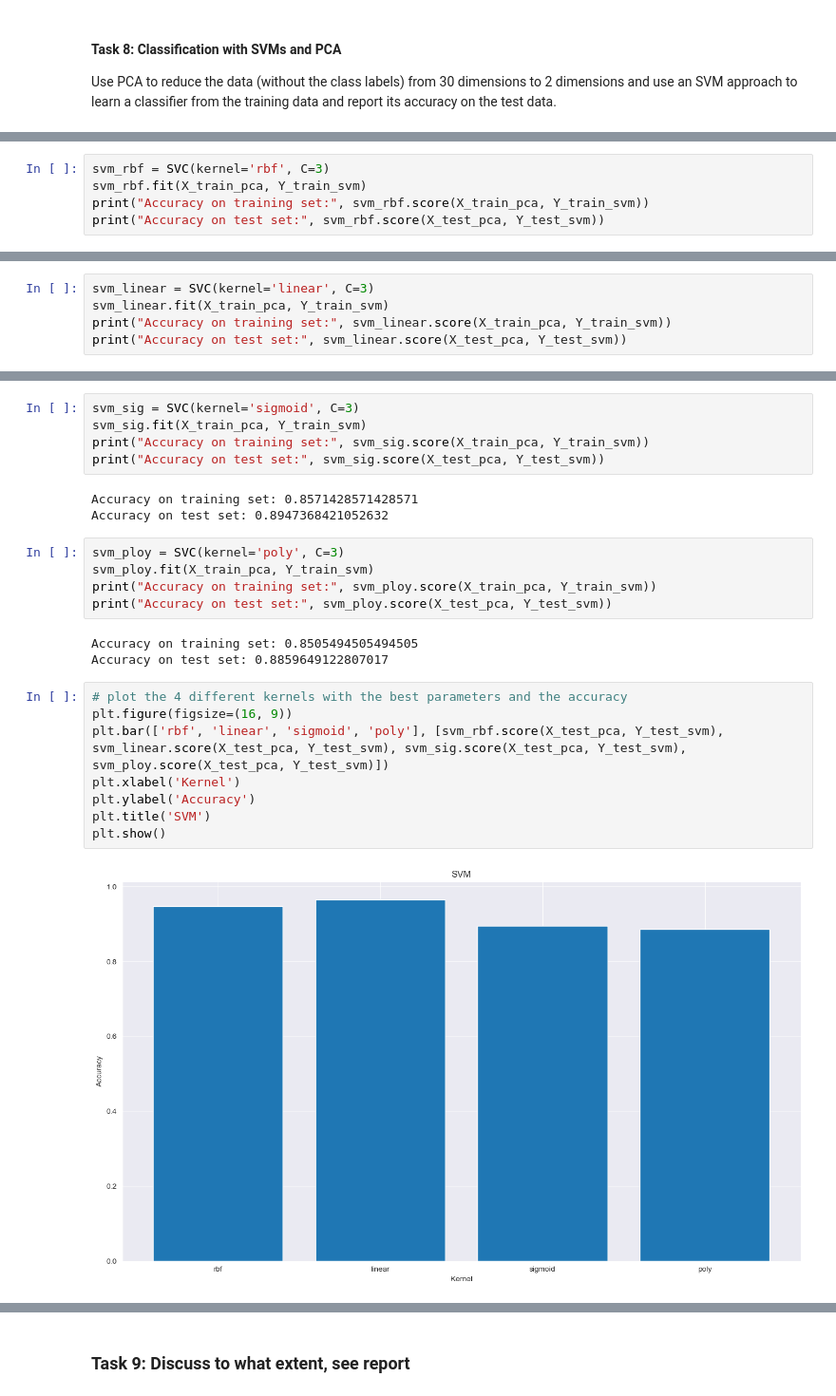
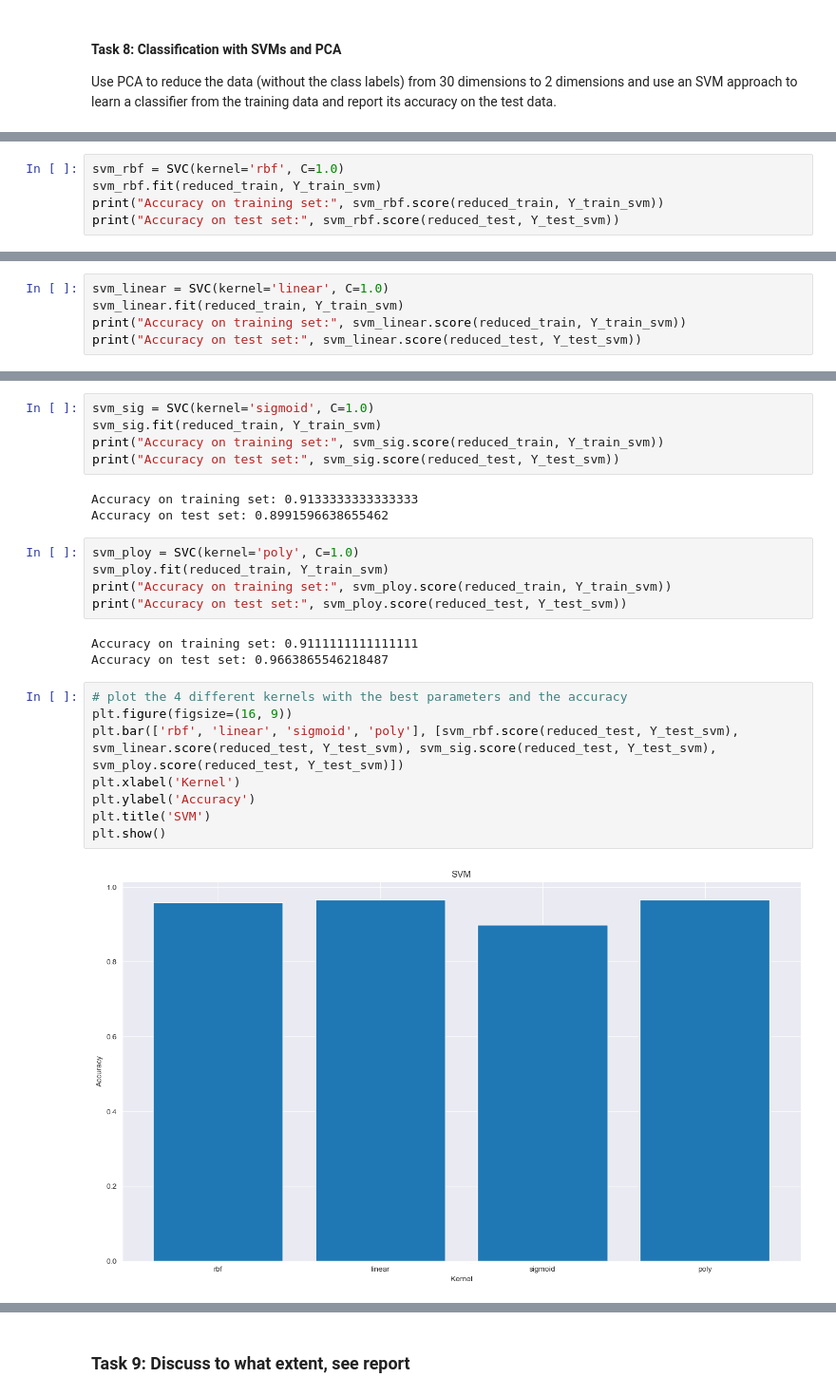
Before and after one commit to ZehuaLiuY/ML_CW, a Jupyter notebook: src/Clustering and dimensionality reduction.ipynb, the cells around one changed output, grey strips where cells are left out. Shown at 95% size. Drawn from its saved outputs; the diff is of its cells as text.

```diff
--- a/src/Clustering and dimensionality reduction.ipynb
+++ b/src/Clustering and dimensionality reduction.ipynb
@@ -330,6 +370,6 @@ Y_test shape: (114,)
 # %%
-svm_rbf = SVC(kernel='rbf', C=3)
-svm_rbf.fit(X_train_pca, Y_train_svm)
-print("Accuracy on training set:", svm_rbf.score(X_train_pca, Y_train_svm))
-print("Accuracy on test set:", svm_rbf.score(X_test_pca, Y_test_svm))
+svm_rbf = SVC(kernel='rbf', C=1.0)
+svm_rbf.fit(reduced_train, Y_train_svm)
+print("Accuracy on training set:", svm_rbf.score(reduced_train, Y_train_svm))
+print("Accuracy on test set:", svm_rbf.score(reduced_test, Y_test_svm))
 # %% [output]
@@ -338,6 +378,6 @@ Accuracy on test set: 0.9473684210526315
 # %%
-svm_linear = SVC(kernel='linear', C=3)
-svm_linear.fit(X_train_pca, Y_train_svm)
-print("Accuracy on training set:", svm_linear.score(X_train_pca, Y_train_svm))
-print("Accuracy on test set:", svm_linear.score(X_test_pca, Y_test_svm))
+svm_linear = SVC(kernel='linear', C=1.0)
+svm_linear.fit(reduced_train, Y_train_svm)
+print("Accuracy on training set:", svm_linear.score(reduced_train, Y_train_svm))
+print("Accuracy on test set:", svm_linear.score(reduced_test, Y_test_svm))
 # %% [output]
@@ -346,29 +386,29 @@ Accuracy on test set: 0.9649122807017544
 # %%
-svm_sig = SVC(kernel='sigmoid', C=3)
-svm_sig.fit(X_train_pca, Y_train_svm)
-print("Accuracy on training set:", svm_sig.score(X_train_pca, Y_train_svm))
-print("Accuracy on test set:", svm_sig.score(X_test_pca, Y_test_svm))
+svm_sig = SVC(kernel='sigmoid', C=1.0)
+svm_sig.fit(reduced_train, Y_train_svm)
+print("Accuracy on training set:", svm_sig.score(reduced_train, Y_train_svm))
+print("Accuracy on test set:", svm_sig.score(reduced_test, Y_test_svm))
 # %% [output]
-Accuracy on training set: 0.8571428571428571
-Accuracy on test set: 0.8947368421052632
+Accuracy on training set: 0.9133333333333333
+Accuracy on test set: 0.8991596638655462
 # %%
-svm_ploy = SVC(kernel='poly', C=3)
-svm_ploy.fit(X_train_pca, Y_train_svm)
-print("Accuracy on training set:", svm_ploy.score(X_train_pca, Y_train_svm))
-print("Accuracy on test set:", svm_ploy.score(X_test_pca, Y_test_svm))
+svm_ploy = SVC(kernel='poly', C=1.0)
+svm_ploy.fit(reduced_train, Y_train_svm)
+print("Accuracy on training set:", svm_ploy.score(reduced_train, Y_train_svm))
+print("Accuracy on test set:", svm_ploy.score(reduced_test, Y_test_svm))
 # %% [output]
-Accuracy on training set: 0.8505494505494505
-Accuracy on test set: 0.8859649122807017
+Accuracy on training set: 0.9111111111111111
+Accuracy on test set: 0.9663865546218487
 # %%
 # plot the 4 different kernels with the best parameters and the accuracy
 plt.figure(figsize=(16, 9))
-plt.bar(['rbf', 'linear', 'sigmoid', 'poly'], [svm_rbf.score(X_test_pca, Y_test_svm), svm_linear.score(X_test_pca, Y_test_svm), svm_sig.score(X_test_pca, Y_test_svm), svm_ploy.score(X_test_pca, Y_test_svm)])
+plt.bar(['rbf', 'linear', 'sigmoid', 'poly'], [svm_rbf.score(reduced_test, Y_test_svm), svm_linear.score(reduced_test, Y_test_svm), svm_sig.score(reduced_test, Y_test_svm), svm_ploy.score(reduced_test, Y_test_svm)])
 plt.xlabel('Kernel')
 plt.ylabel('Accuracy')
 plt.title('SVM')
 plt.show()
 # %% [output]
-[figure, old version]
+[figure, new version]
 # %%
 param = {'kernel': ['rbf', 'linear', 'sigmoid', 'poly']}
 svm = SVC()
```
Also changed, not shown: parts of 33 cells of this notebook, 2 other files.
